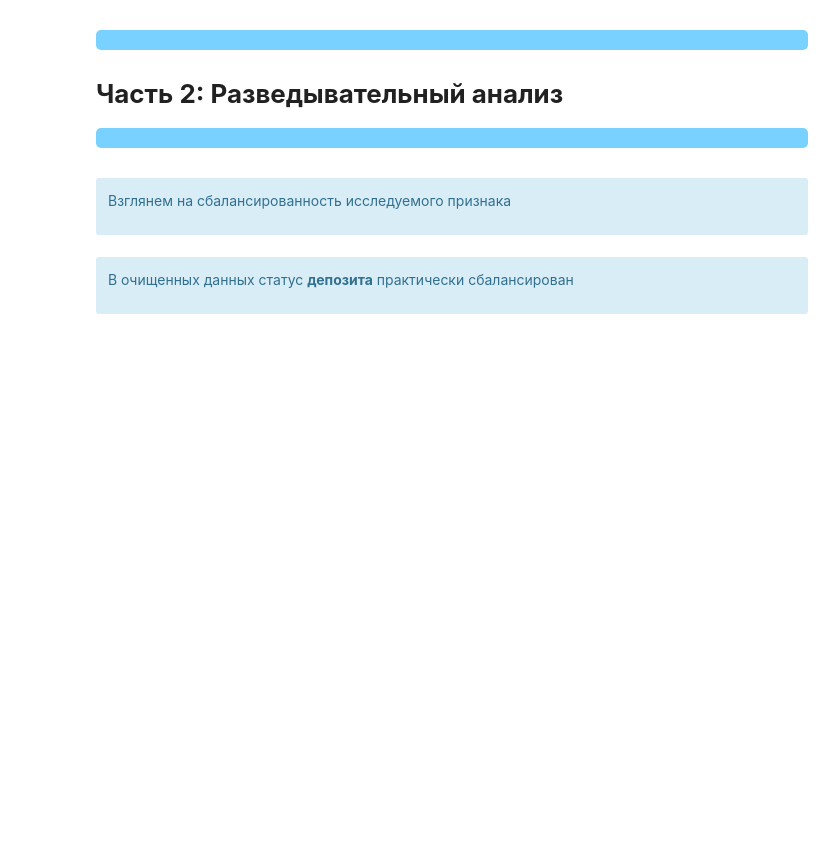
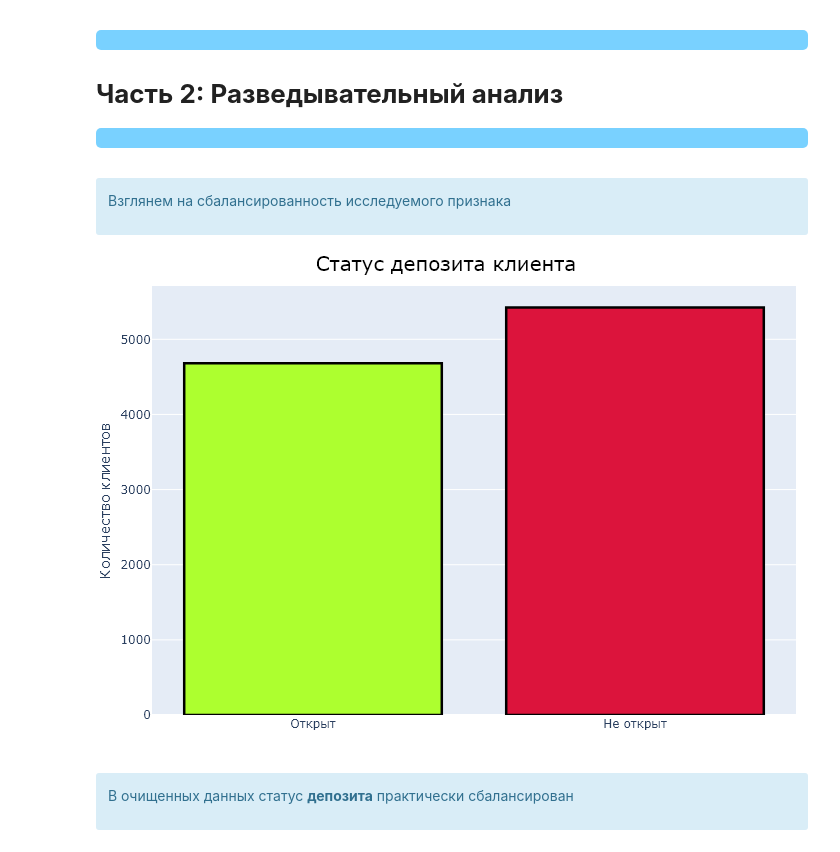
Before and after one commit to xndrf/Data_Science_Project, a Jupyter notebook: Bank_deposit/Project_4.ipynb, the cells around one changed output. Saved outputs shown, nothing was run; the diff lists cells and outputs as text; code cells hidden in the pictures; blank space fills up the shorter version.

```diff
--- a/Bank_deposit/Project_4.ipynb
+++ b/Bank_deposit/Project_4.ipynb
@@ -255,34 +256,41 @@ fig = px.histogram(df_c,
 # Настройка осей графика:
 fig.update_layout(
     # Название графика
     title=dict(
         text='Статус депозита клиента', # Название
         font=dict(size=20, color= "black"), # Шрифт, цвет названия
         x=0.5 # заголовок центруем
         ),
     # Название осей
     xaxis=dict(title = "",
         tickmode='array', # режим размещения делений
         tickvals=[1, 0], # значение делений на оси
         ticktext=['Не открыт', 'Открыт'] # текст отображаемый на делениях
     ),
     yaxis_title="Количество клиентов", # Название оси y
     yaxis_tickformat='.0f', # Формат отображение по оси y
     margin=dict(l=0, r=0, t=30, b=0),
     showlegend = False, # Убираем легенду
     bargap = 0.2 # Расстояние между колонок
     )
 
 
 # Настройка информации при наведении курсора:
 fig.update_traces(
     hovertemplate="Клиентов: %{y}<br>", #Информация при наведении курсора на колонку
     marker_line_color='black',   # Цвет линии колонки
     marker_line_width=2.5,       # Толщина линии колонки
     opacity=1            # Прозрачность колонки
 )
+
+# Для интерпретатора
 fig.show();
-fig.write_image("png/figure.png", engine="kaleido")
+
+# Для github
+fig.write_image("png/deposit.png", engine="kaleido")
+display(Image(filename=f"png/deposit.png"))
+# %% [output]
+[figure, added]
 # %% [markdown]
 <div class="alert alert-info">
 
```
Also changed, not shown: parts of 5 cells of this notebook, 13 other files.
